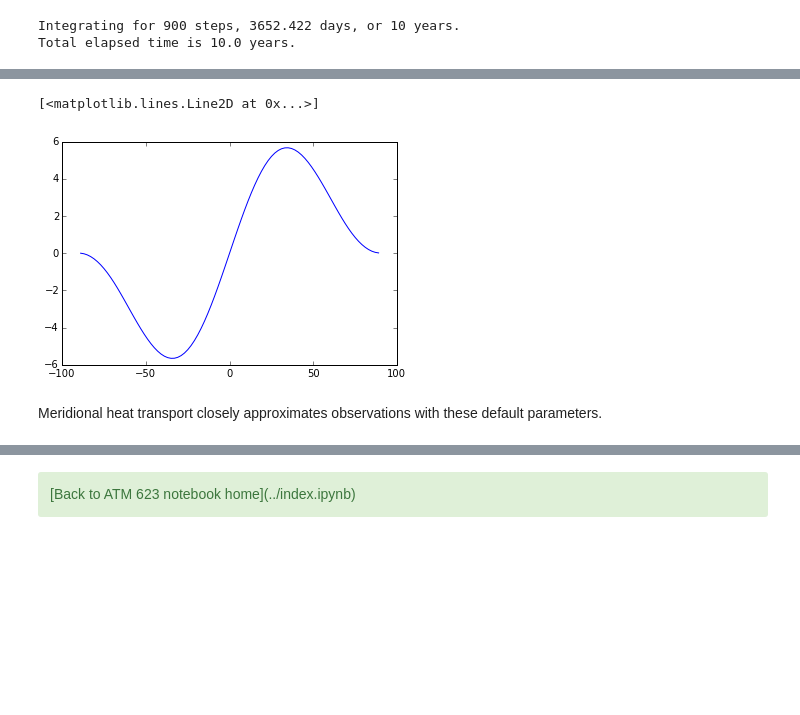
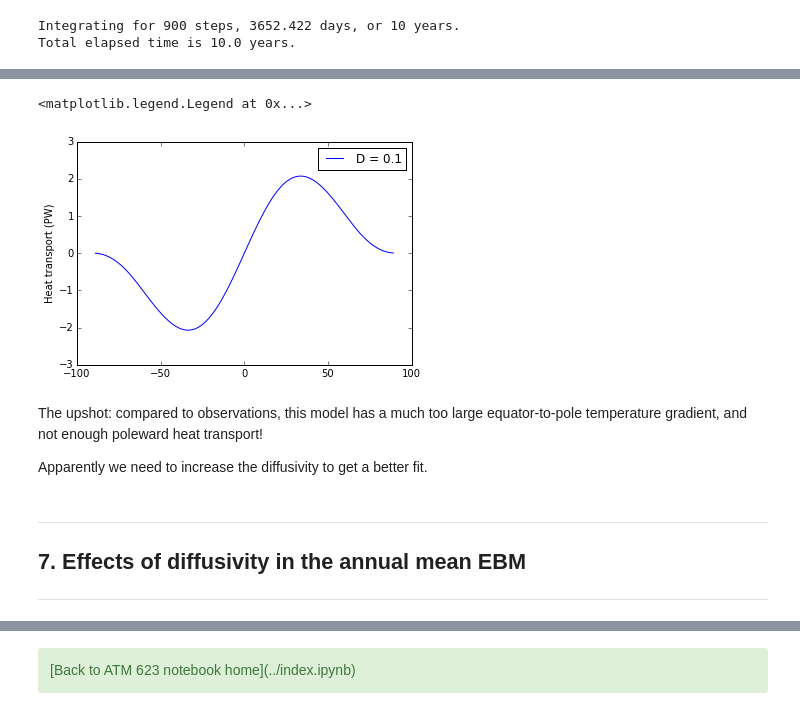
Before and after one commit to brian-rose/ClimateModeling_courseware, a Jupyter notebook: Lectures/Lecture14 -- Diffusive energy balance model.ipynb, the cells around one changed output, grey strips where cells are left out. Saved outputs shown, nothing was run; the diff lists cells and outputs as text; code cells hidden in the pictures; blank space fills up the shorter version.

```diff
--- a/Lectures/Lecture14 -- Diffusive energy balance model.ipynb
+++ b/Lectures/Lecture14 -- Diffusive energy balance model.ipynb
@@ -455,11 +524,20 @@ def inferred_heat_transport( energy_in, lat_deg ):
     return ( 1E-15 * 2 * np.math.pi * const.a**2 *
             integrate.cumtrapz( np.cos(lat_rad)*energy_in,
             x=lat_rad, initial=0. ) )
-# %%
-energy_in = np.squeeze(model.timeave['ASR'] - model.timeave['OLR'])
-plt.plot(model.lat, inferred_heat_transport(energy_in, model.lat))
-# %% [output]
-[<matplotlib.lines.Line2D at 0x...>]
-[figure, removed]
-# %% [markdown]
-Meridional heat transport closely approximates observations with these default parameters.
+# %%
+plt.plot(model.lat, inferred_heat_transport(energy_in, model.lat), label=('D = %0.1f' %D))
+plt.ylabel('Heat transport (PW)')
+plt.legend()
+# %% [output]
+<matplotlib.legend.Legend at 0x...>
+[figure, added]
+# %% [markdown]
+The upshot: compared to observations, this model has a much too large equator-to-pole temperature gradient, and not enough poleward heat transport!
+
+Apparently we need to increase the diffusivity to get a better fit.
+# %% [markdown]
+____________
+<a id='section7'></a>
+
+## 7. Effects of diffusivity in the annual mean EBM
+____________
```
Also changed, not shown: parts of 32 cells of this notebook, 1 other file.
